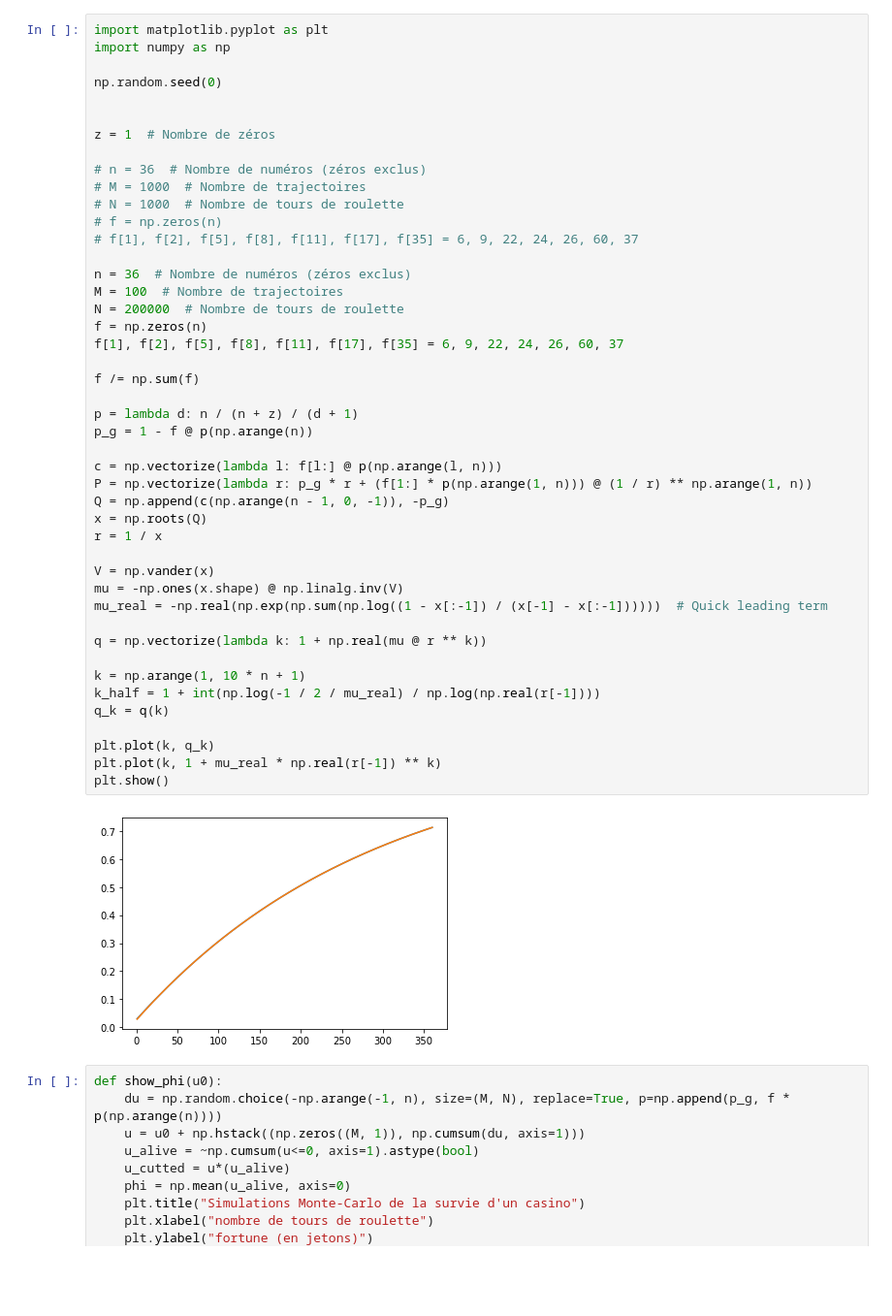
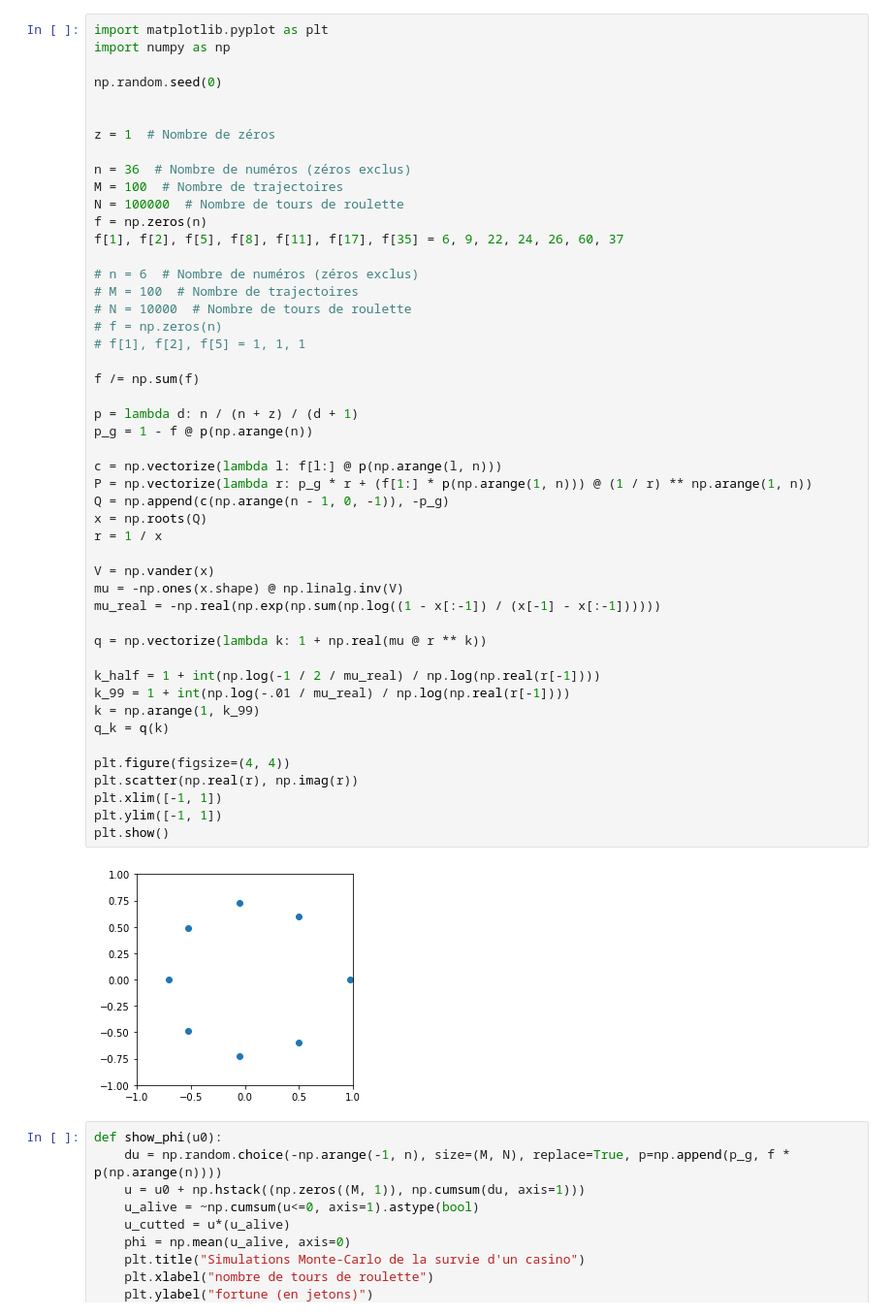
Before and after one commit to jeanHeibig/casinoRoulette, a Jupyter notebook: model2/q_theorique.ipynb, the cells around one changed output. Shown at 97% size. Cells and saved outputs as stored; diff of their text form; blank space fills up the shorter version.

```diff
--- a/model2/q_theorique.ipynb
+++ b/model2/q_theorique.ipynb
@@ -6,45 +6,48 @@ np.random.seed(0)
 
 
 z = 1  # Nombre de zéros
 
-# n = 36  # Nombre de numéros (zéros exclus)
-# M = 1000  # Nombre de trajectoires
-# N = 1000  # Nombre de tours de roulette
-# f = np.zeros(n)
-# f[1], f[2], f[5], f[8], f[11], f[17], f[35] = 6, 9, 22, 24, 26, 60, 37
-
 n = 36  # Nombre de numéros (zéros exclus)
 M = 100  # Nombre de trajectoires
-N = 200000  # Nombre de tours de roulette
+N = 100000  # Nombre de tours de roulette
 f = np.zeros(n)
 f[1], f[2], f[5], f[8], f[11], f[17], f[35] = 6, 9, 22, 24, 26, 60, 37
+
+# n = 6  # Nombre de numéros (zéros exclus)
+# M = 100  # Nombre de trajectoires
+# N = 10000  # Nombre de tours de roulette
+# f = np.zeros(n)
+# f[1], f[2], f[5] = 1, 1, 1
 
 f /= np.sum(f)
 
 p = lambda d: n / (n + z) / (d + 1)
 p_g = 1 - f @ p(np.arange(n))
 
 c = np.vectorize(lambda l: f[l:] @ p(np.arange(l, n)))
 P = np.vectorize(lambda r: p_g * r + (f[1:] * p(np.arange(1, n))) @ (1 / r) ** np.arange(1, n))
 Q = np.append(c(np.arange(n - 1, 0, -1)), -p_g)
 x = np.roots(Q)
 r = 1 / x
 
 V = np.vander(x)
 mu = -np.ones(x.shape) @ np.linalg.inv(V)
-mu_real = -np.real(np.exp(np.sum(np.log((1 - x[:-1]) / (x[-1] - x[:-1])))))  # Quick leading term
+mu_real = -np.real(np.exp(np.sum(np.log((1 - x[:-1]) / (x[-1] - x[:-1])))))
 
 q = np.vectorize(lambda k: 1 + np.real(mu @ r ** k))
 
-k = np.arange(1, 10 * n + 1)
 k_half = 1 + int(np.log(-1 / 2 / mu_real) / np.log(np.real(r[-1])))
+k_99 = 1 + int(np.log(-.01 / mu_real) / np.log(np.real(r[-1])))
+k = np.arange(1, k_99)
 q_k = q(k)
 
-plt.plot(k, q_k)
-plt.plot(k, 1 + mu_real * np.real(r[-1]) ** k)
+plt.figure(figsize=(4, 4))
+plt.scatter(np.real(r), np.imag(r))
+plt.xlim([-1, 1])
+plt.ylim([-1, 1])
 plt.show()
 # %% [output]
-[figure, old version]
+[figure, new version]
 # %%
 def show_phi(u0):
     du = np.random.choice(-np.arange(-1, n), size=(M, N), replace=True, p=np.append(p_g, f * p(np.arange(n))))
```
Also changed, not shown: parts of 6 cells of this notebook.
